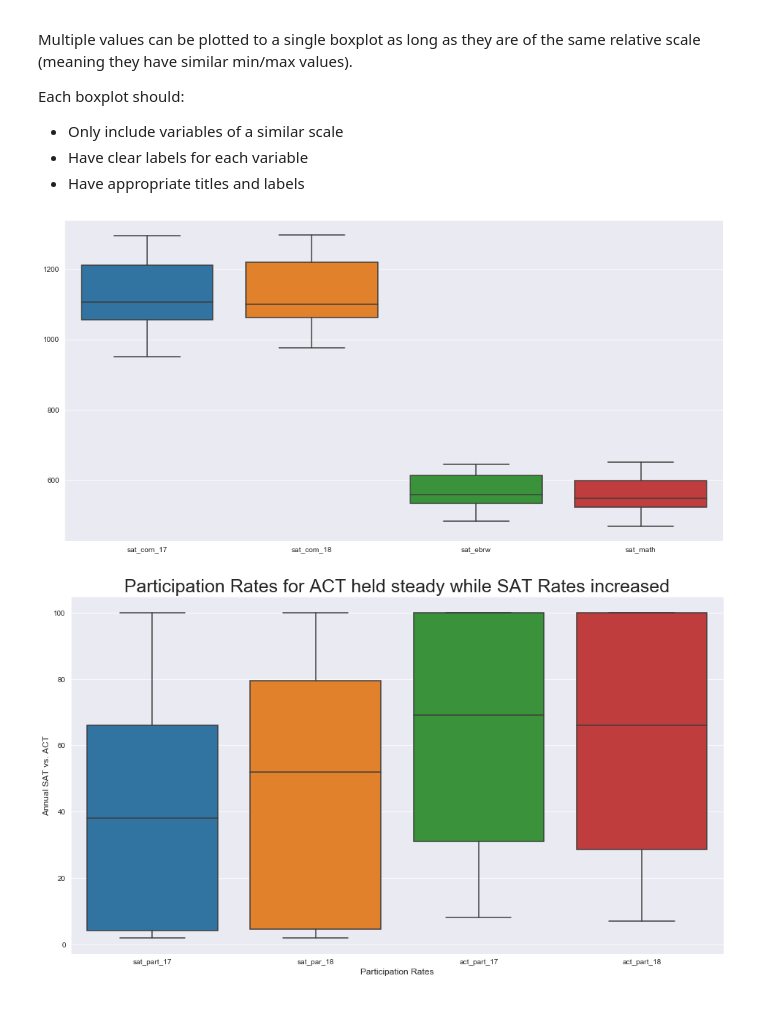
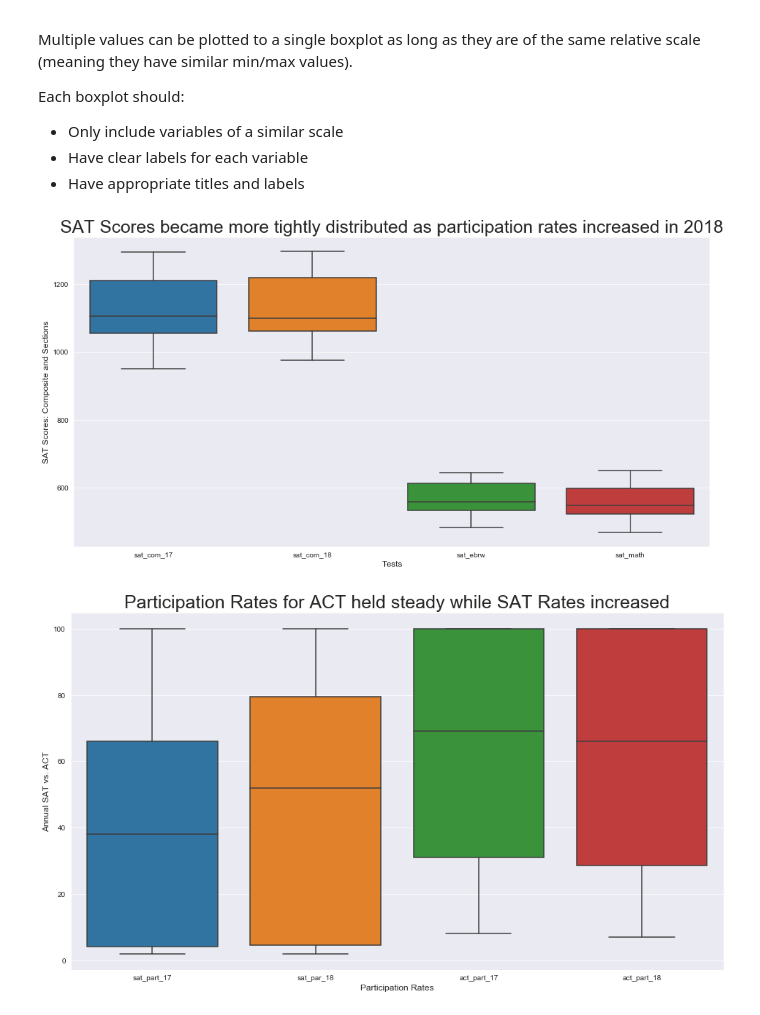
Before and after one commit to pwalesdi/GA_Project_1, a Jupyter notebook: code/SAT_ACT_LAB.ipynb, the cells around one changed output. Drawn from its saved outputs; the diff is of its cells as text; code cells hidden in the pictures.

```diff
--- a/code/SAT_ACT_LAB.ipynb
+++ b/code/SAT_ACT_LAB.ipynb
@@ -773,14 +791,16 @@ Each boxplot should:
 # %%
 plt.figure(figsize=(16, 8))
 sns.set_style("darkgrid")
 sns.boxplot(data=act_sat1718[['sat_com_17', 'sat_com_18', 'sat_ebrw', 'sat_math']]);
-
+plt.title("SAT Scores became more tightly distributed as participation rates increased in 2018", fontsize=25)
+plt.ylabel("SAT Scores: Composite and Sections", fontsize = 12)
+plt.xlabel("Tests", fontsize = 12);
 
 # sns.boxplot(act_sat1718['sat_com_18'], color='olive');
 
 # plt.title("SAT Composite Scores for 2017", fontsize=15);
 # %% [output]
-[figure, old version]
+[figure, new version]
 # %%
 plt.figure(figsize=(16, 9))
 sns.boxplot(data=act_sat1718[['sat_part_17', 'sat_par_18', 'act_part_17', 'act_part_18']],);
```
Also changed, not shown: parts of 12 cells of this notebook, 4 other files.
